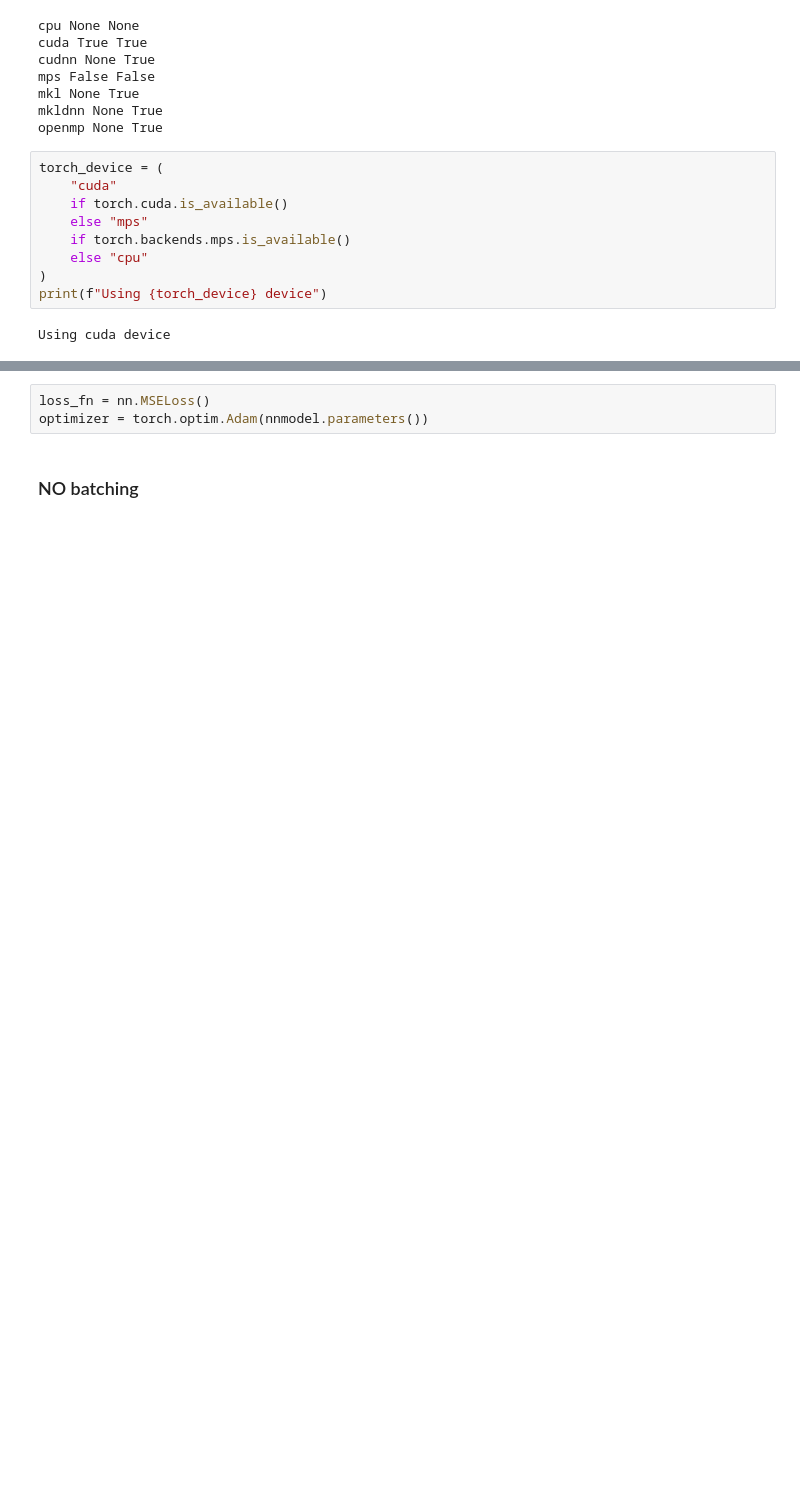
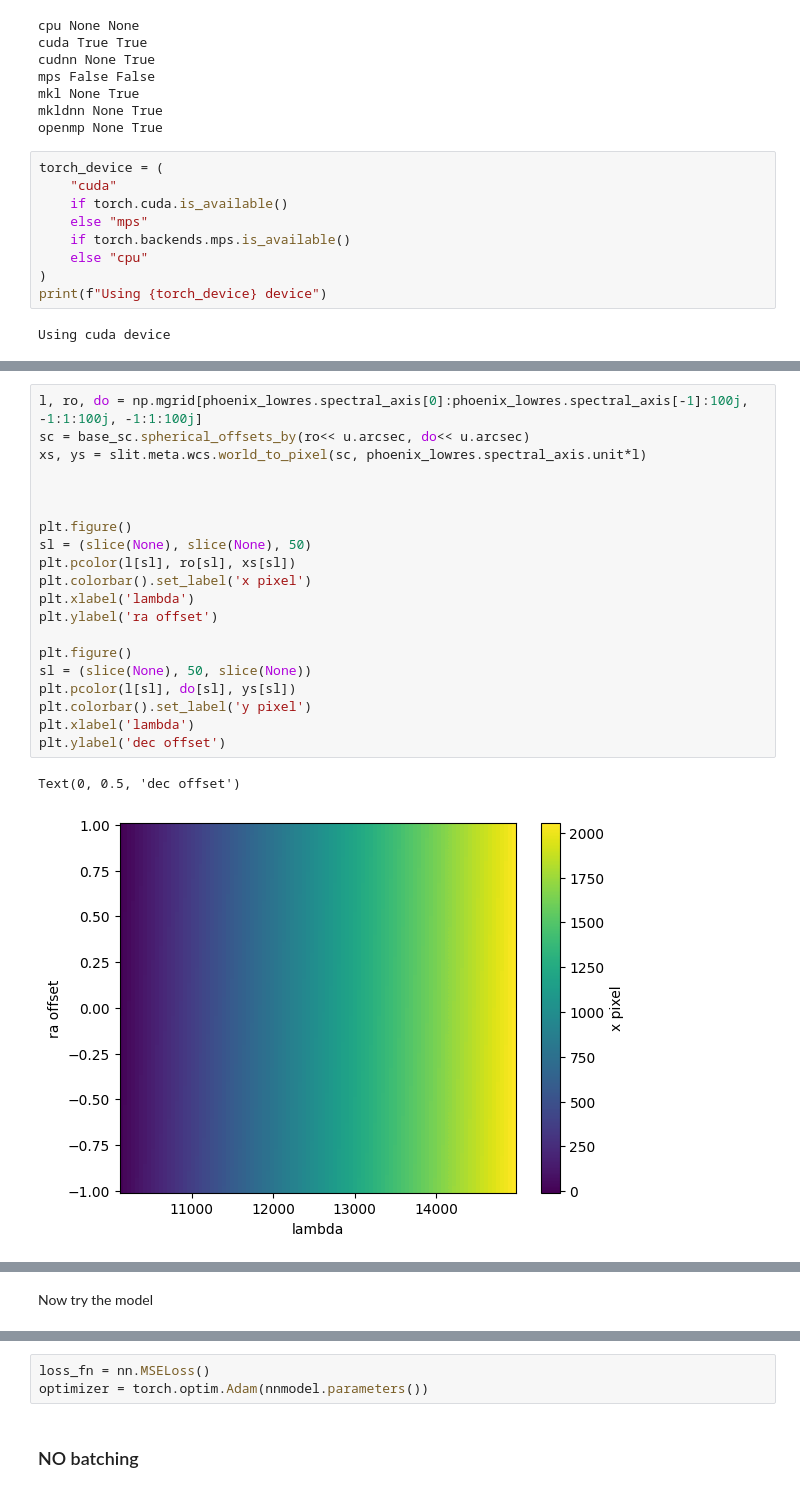
Before and after one commit to eteq/m31_jwst_2609, a Jupyter notebook: content/fast_wcs_interp_experimentation.ipynb, the cells around one changed output, grey strips where cells are left out. Cells and saved outputs as stored; diff of their text form; blank space fills up the shorter version.

```diff
--- a/content/fast_wcs_interp_experimentation.ipynb
+++ b/content/fast_wcs_interp_experimentation.ipynb
@@ -766,0 +966,23 @@ Using cuda device
+# %%
+l, ro, do = np.mgrid[phoenix_lowres.spectral_axis[0]:phoenix_lowres.spectral_axis[-1]:100j, -1:1:100j, -1:1:100j]
+sc = base_sc.spherical_offsets_by(ro<< u.arcsec, do<< u.arcsec)
+xs, ys = slit.meta.wcs.world_to_pixel(sc, phoenix_lowres.spectral_axis.unit*l)
+
+
+
+plt.figure()
+sl = (slice(None), slice(None), 50)
+plt.pcolor(l[sl], ro[sl], xs[sl])
+plt.colorbar().set_label('x pixel')
+plt.xlabel('lambda')
+plt.ylabel('ra offset')
+
+plt.figure()
+sl = (slice(None), 50, slice(None))
+plt.pcolor(l[sl], do[sl], ys[sl])
+plt.colorbar().set_label('y pixel')
+plt.xlabel('lambda')
+plt.ylabel('dec offset')
+# %% [output]
+Text(0, 0.5, 'dec offset')
+[figure, added]
@@ -766,0 +990,2 @@ Using cuda device
+# %% [markdown]
+Now try the model
```
Also changed, not shown: parts of 51 cells of this notebook.
